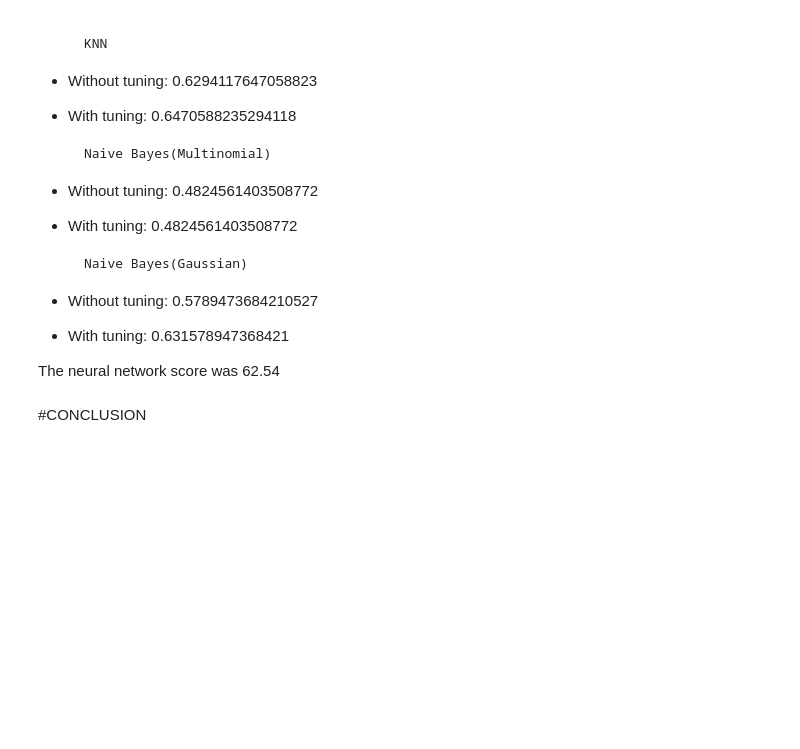
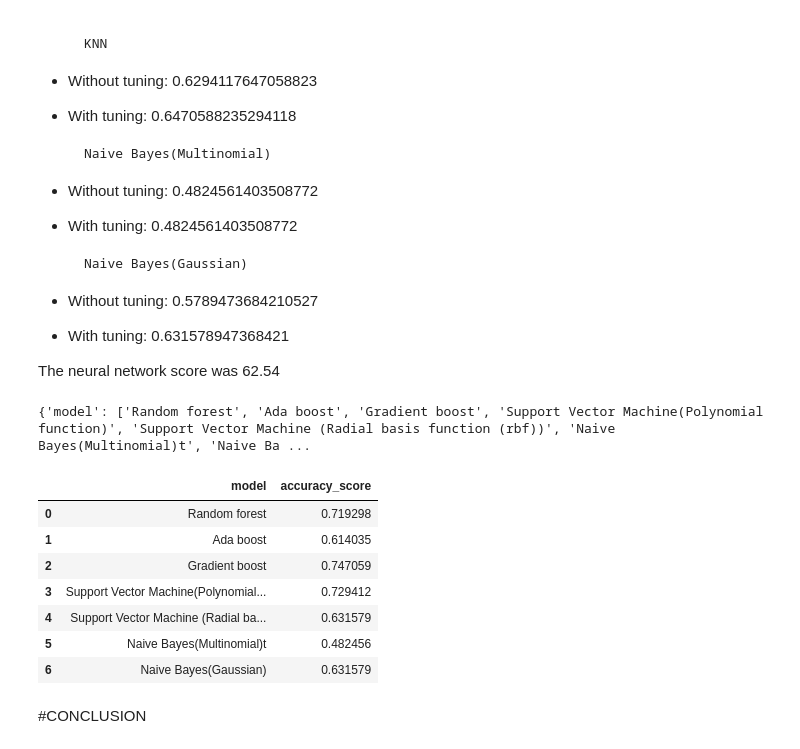
Before and after one commit to MugoChege/Liver-and-Tweets, a Jupyter notebook: Liver.ipynb, the cells around one changed output. Drawn from its saved outputs; the diff is of its cells as text; code cells hidden in the pictures; blank space fills up the shorter version.

```diff
--- a/Liver.ipynb
+++ b/Liver.ipynb
@@ -2169,6 +2169,38 @@ The following are the results of the models
 * With tuning: 0.631578947368421
 
 The neural network score was 62.54
+# %%
+my_dict = {"model":[],"accuracy_score":[]};
+
+my_dict["model"].append("Random forest")
+my_dict["accuracy_score"].append(0.7192982456140351)
+my_dict["model"].append("Ada boost")
+my_dict["accuracy_score"].append(0.6140350877192983)
+my_dict["model"].append("Gradient boost")
+my_dict["accuracy_score"].append(0.7470588235294118)
+my_dict["model"].append("Support Vector Machine(Polynomial function)")
+my_dict["accuracy_score"].append(0.7294117647058823)
+my_dict["model"].append("Support Vector Machine (Radial basis function (rbf))")
+my_dict["accuracy_score"].append(0.631578947368421)
+my_dict["model"].append("Naive Bayes(Multinomial)t")
+my_dict["accuracy_score"].append(0.4824561403508772)
+my_dict["model"].append("Naive Bayes(Gaussian)")
+my_dict["accuracy_score"].append( 0.631578947368421)
+print(my_dict)
+# %% [output]
+{'model': ['Random forest', 'Ada boost', 'Gradient boost', 'Support Vector Machine(Polynomial function)', 'Support Vector Machine (Radial basis function (rbf))', 'Naive Bayes(Multinomial)t', 'Naive Ba ...
+# %%
+df = pd.DataFrame(my_dict)
+df
+# %% [output]
+|  | model | accuracy_score |
+| 0 | Random forest | 0.719298 |
+| 1 | Ada boost | 0.614035 |
+| 2 | Gradient boost | 0.747059 |
+| 3 | Support Vector Machine(Polynomial... | 0.729412 |
+| 4 | Support Vector Machine (Radial ba... | 0.631579 |
+| 5 | Naive Bayes(Multinomial)t | 0.482456 |
+| 6 | Naive Bayes(Gaussian) | 0.631579 |
 # %% [markdown]
 #CONCLUSION
 # %% [markdown]
```
